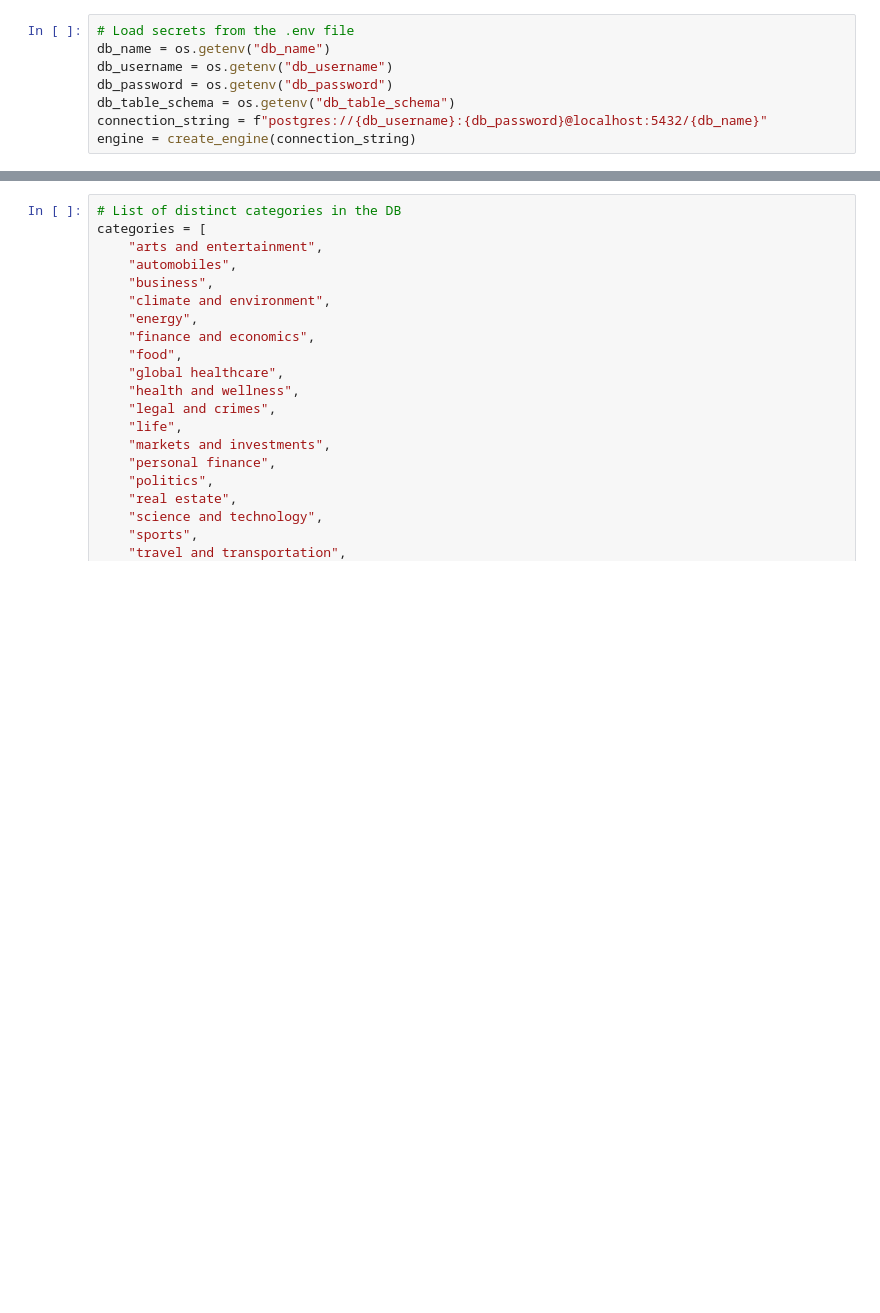
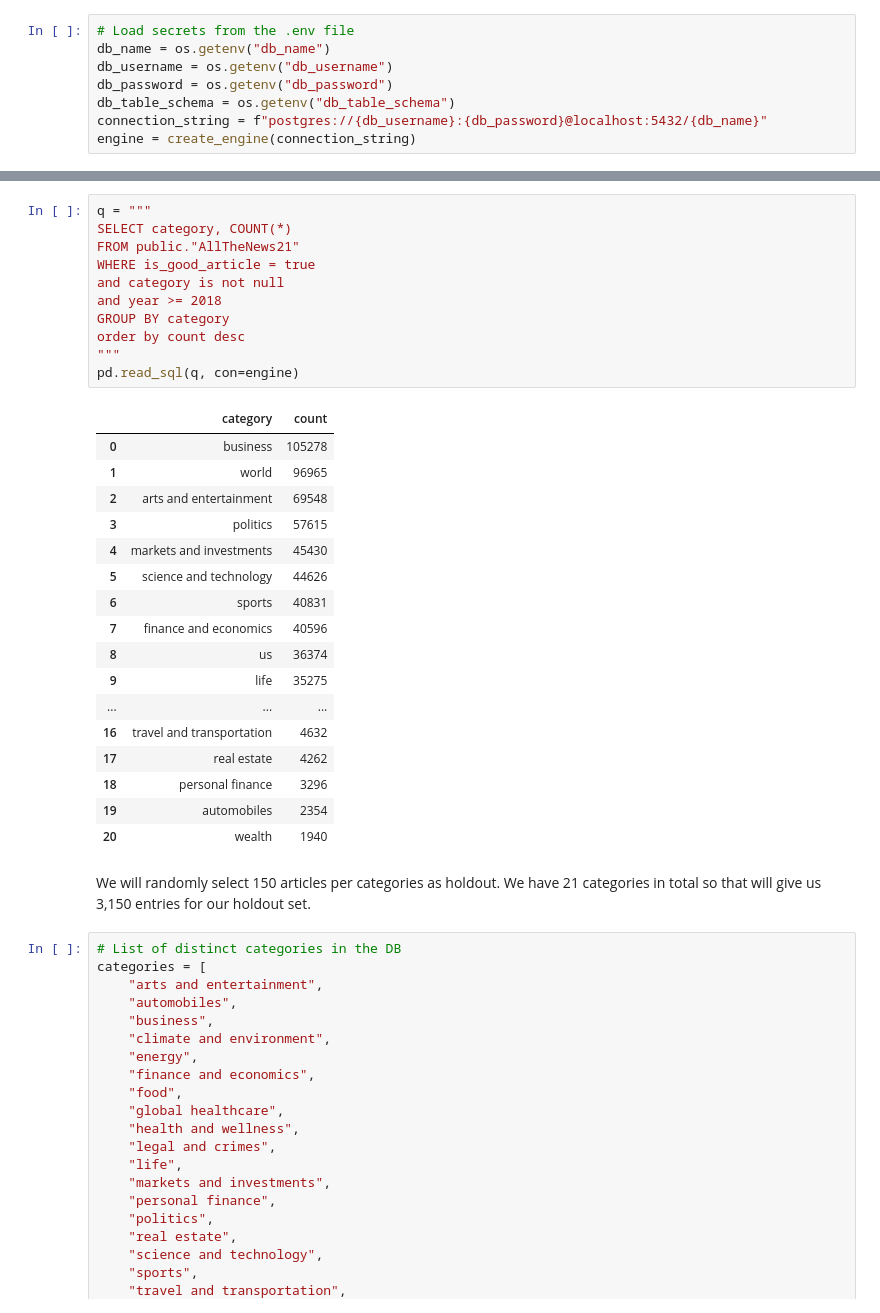
Before and after one commit to maevadevs/Whats-In-The-News, a Jupyter notebook: notebooks/12. Flagging Some Entries in All The News 2.1 DB for is_good_article and is_holdout.ipynb, the cells around one changed output, grey strips where cells are left out. Saved outputs shown, nothing was run; the diff lists cells and outputs as text; blank space fills up the shorter version.

```diff
--- a/notebooks/12. Flagging Some Entries in All The News 2.1 DB for is_good_article and is_holdout.ipynb
+++ b/notebooks/12. Flagging Some Entries in All The News 2.1 DB for is_good_article and is_holdout.ipynb
@@ -88,3 +106,34 @@ We will randomly select 200 articles per categories as holdout. We have  21 cate
+# %%
+q = """
+SELECT category, COUNT(*)
+FROM public."AllTheNews21"
+WHERE is_good_article = true
+and category is not null
+and year >= 2018
+GROUP BY category
+order by count desc
+"""
+pd.read_sql(q, con=engine)
+# %% [output]
+|  | category | count |
+| 0 | business | 105278 |
+| 1 | world | 96965 |
+| 2 | arts and entertainment | 69548 |
+| 3 | politics | 57615 |
+| 4 | markets and investments | 45430 |
+| 5 | science and technology | 44626 |
+| 6 | sports | 40831 |
+| 7 | finance and economics | 40596 |
+| 8 | us | 36374 |
+| 9 | life | 35275 |
+| ... | ... | ... |
+| 16 | travel and transportation | 4632 |
+| 17 | real estate | 4262 |
+| 18 | personal finance | 3296 |
+| 19 | automobiles | 2354 |
+| 20 | wealth | 1940 |
+# %% [markdown]
+We will randomly select 150 articles per categories as holdout. We have 21 categories in total so that will give us 3,150 entries for our holdout set.
 # %%
 # List of distinct categories in the DB
 categories = [
```
Also changed, not shown: parts of 32 cells of this notebook, 3 other files.
